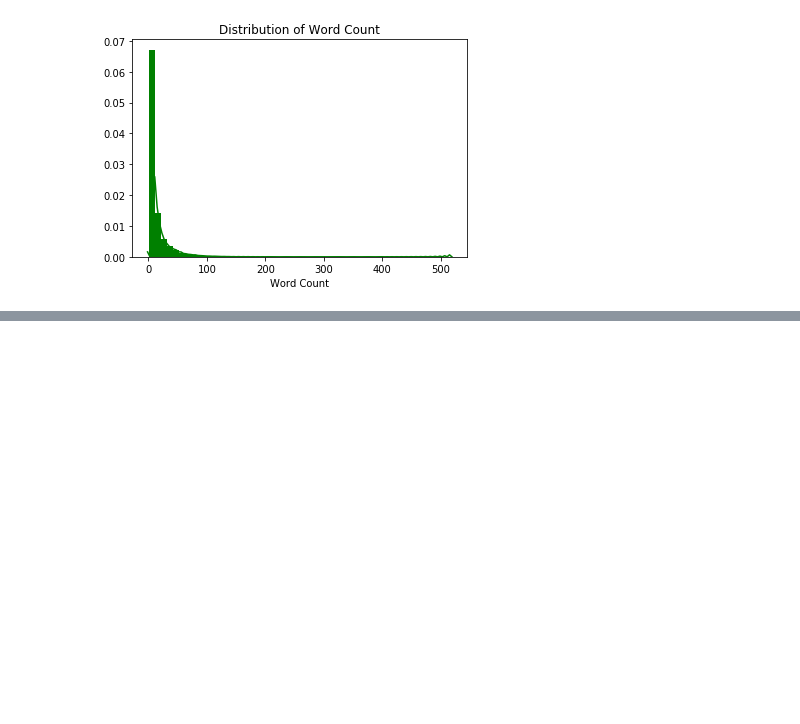
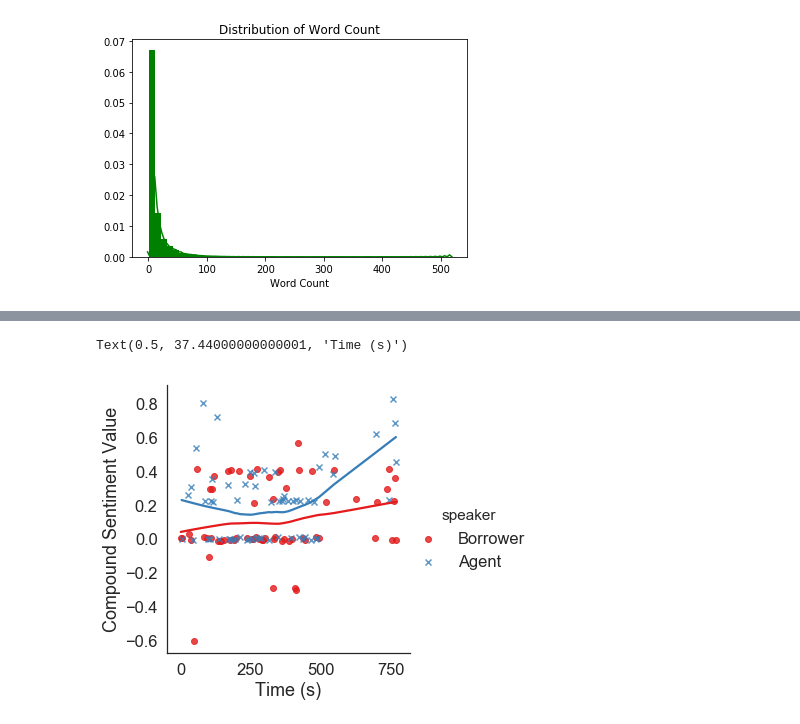
Before and after one commit to caitlin-hilverman/emoticall_insight_project, a Jupyter notebook: insight_vader_sentiment_flow.ipynb, the cells around one changed output, grey strips where cells are left out. Cells and saved outputs as stored; diff of their text form; code cells hidden in the pictures; blank space fills up the shorter version.

```diff
--- a/insight_vader_sentiment_flow.ipynb
+++ b/insight_vader_sentiment_flow.ipynb
@@ -116,0 +100,10 @@ borrower_data = corpus2[(corpus2.speaker_cat == 'Borrower')]
+# %%
+sns.set(font_scale=1.5)
+sns.set_style("white")
+call_ex1_plot_smooth = sns.lmplot(x="endTime", y="compound", hue = "speaker", y_jitter=.01,
+           markers=["o", "x"], data=call_ex1, lowess = True, palette="Set1")
+plt.ylabel('Compound Sentiment Value')
+plt.xlabel('Time (s)')
+# %% [output]
+Text(0.5, 37.44000000000001, 'Time (s)')
+[figure, added]
```
Also changed, not shown: parts of 12 cells of this notebook.
